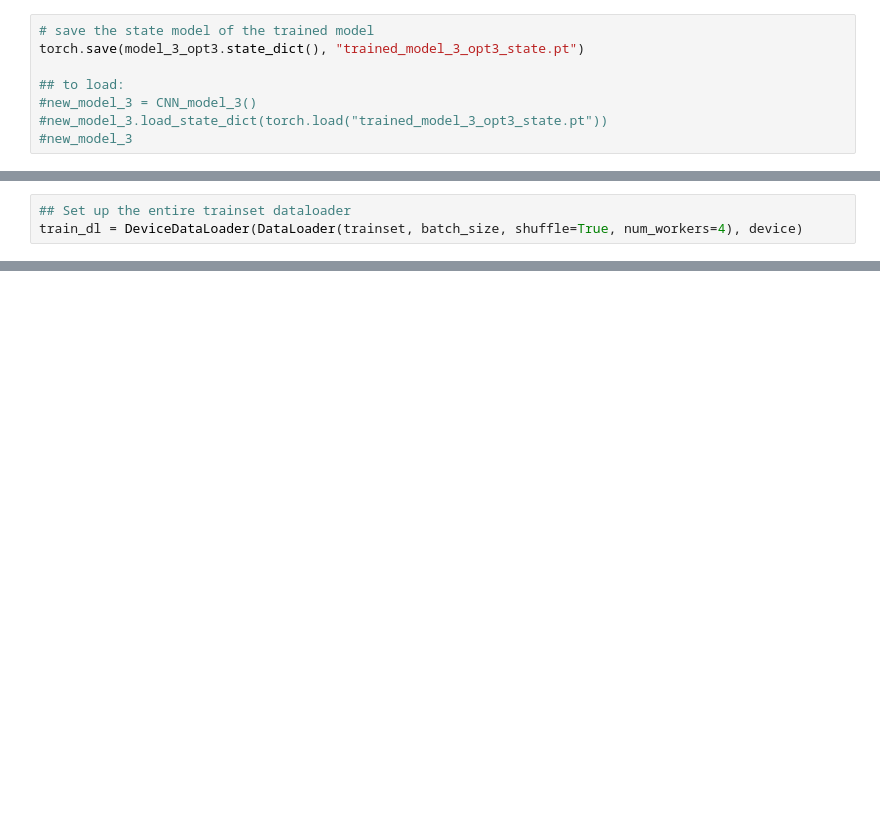
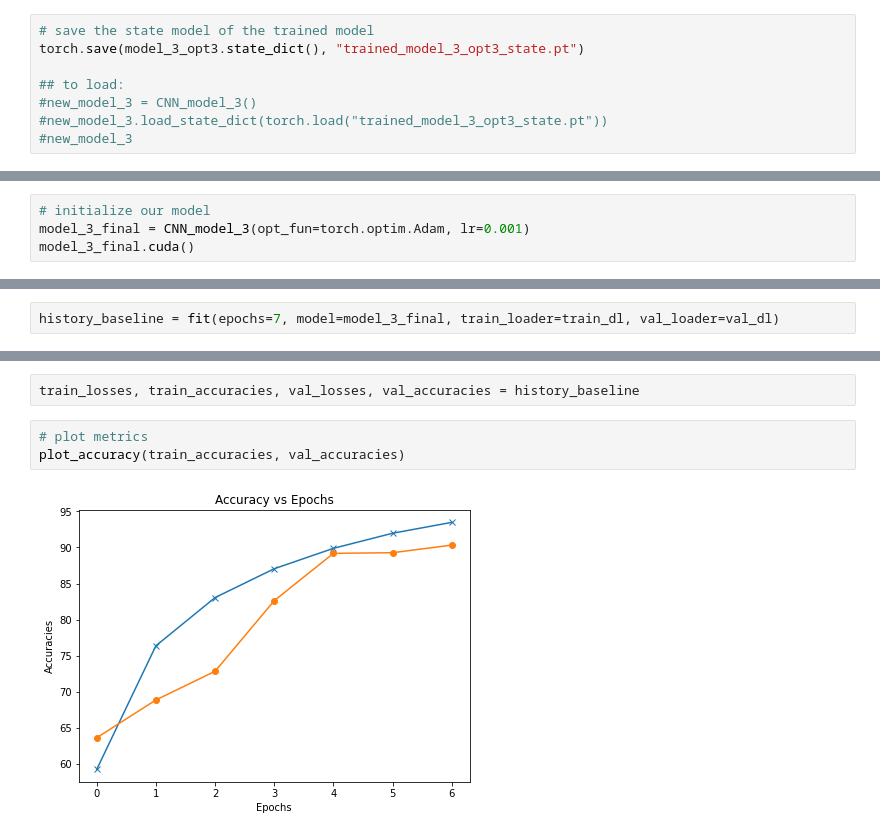
Before and after one commit to b-zhang93/Audio-Language-Classifier, a Jupyter notebook: Prototyping_CNN_Models.ipynb, the cells around one changed output, grey strips where cells are left out. Drawn from its saved outputs; the diff is of its cells as text; blank space fills up the shorter version.

```diff
--- a/Prototyping_CNN_Models.ipynb
+++ b/Prototyping_CNN_Models.ipynb
@@ -971,3 +1010,0 @@ Next, we can perform early stopping for each of these models based on the loss v
-# %%
-## Set up the entire trainset dataloader
-train_dl = DeviceDataLoader(DataLoader(trainset, batch_size, shuffle=True, num_workers=4), device)
@@ -975,0 +1011,4 @@ how to do this?
+# %%
+# initialize our model
+model_3_final = CNN_model_3(opt_fun=torch.optim.Adam, lr=0.001)
+model_3_final.cuda()
@@ -975,0 +1033,2 @@ how to do this?
+# %%
+history_baseline = fit(epochs=7, model=model_3_final, train_loader=train_dl, val_loader=val_dl)
@@ -975,0 +1043,7 @@ how to do this?
+# %%
+train_losses, train_accuracies, val_losses, val_accuracies = history_baseline
+# %%
+# plot metrics
+plot_accuracy(train_accuracies, val_accuracies)
+# %% [output]
+[figure, added]
```
Also changed, not shown: parts of 45 cells of this notebook, 1 other file.
